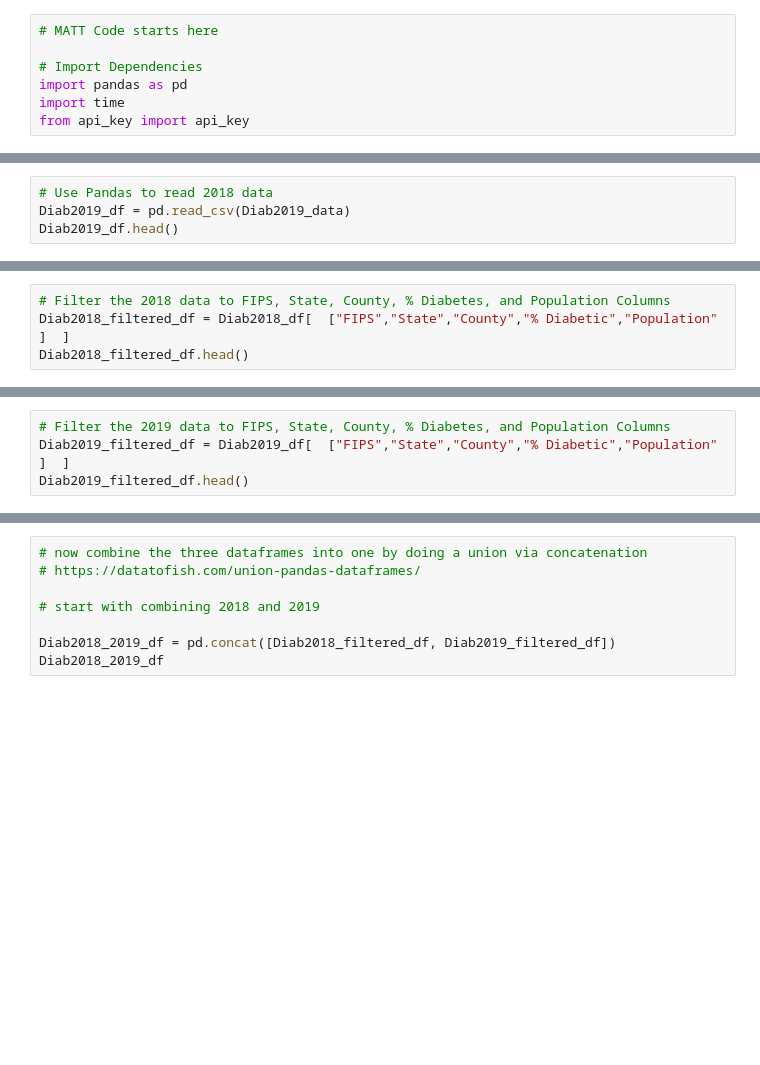
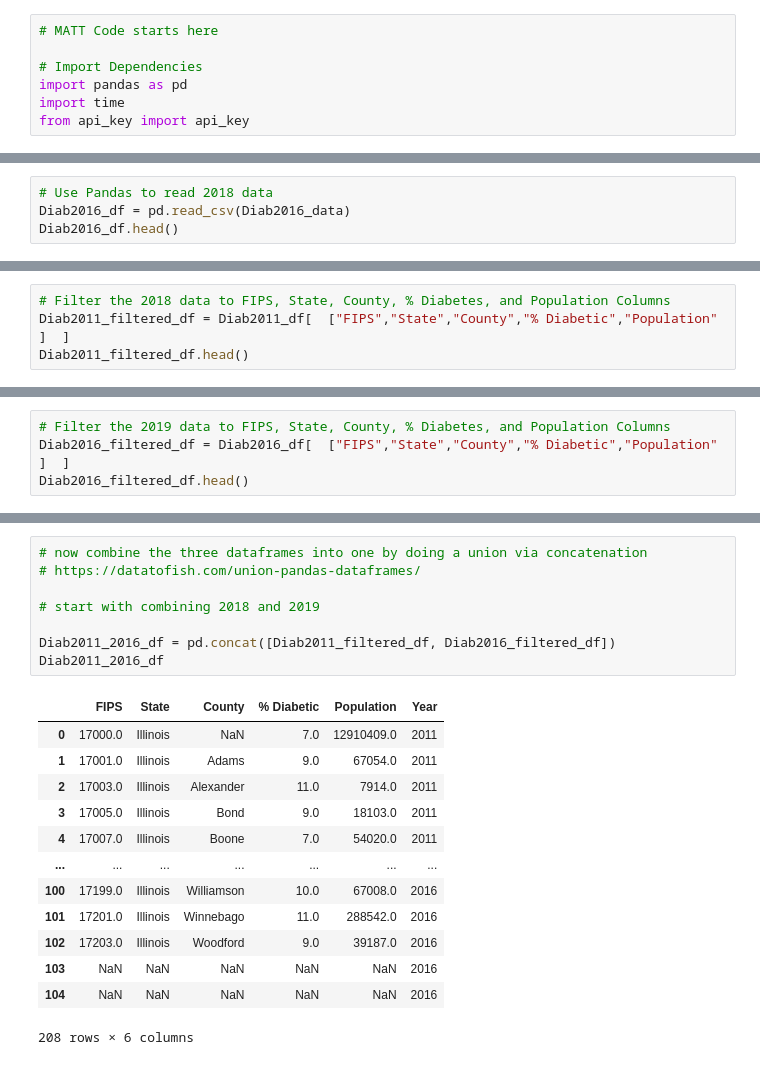
Before and after one commit to shirinegm/project1-group5, a Jupyter notebook: Diabetes_notebook.ipynb, the cells around one changed output, grey strips where cells are left out. Saved outputs shown, nothing was run; the diff lists cells and outputs as text; blank space fills up the shorter version.

```diff
--- a/Diabetes_notebook.ipynb
+++ b/Diabetes_notebook.ipynb
@@ -17,4 +25,4 @@ Diab2018_df.head()
 # %%
 # Use Pandas to read 2018 data
-Diab2019_df = pd.read_csv(Diab2019_data)
-Diab2019_df.head()
+Diab2016_df = pd.read_csv(Diab2016_data)
+Diab2016_df.head()
@@ -25,4 +49,4 @@ Diab2021_df.head()
 # %%
 # Filter the 2018 data to FIPS, State, County, % Diabetes, and Population Columns
-Diab2018_filtered_df = Diab2018_df[  ["FIPS","State","County","% Diabetic","Population" ]  ]
-Diab2018_filtered_df.head()
+Diab2011_filtered_df = Diab2011_df[  ["FIPS","State","County","% Diabetic","Population" ]  ]
+Diab2011_filtered_df.head()
@@ -29,4 +60,4 @@ Diab2018_filtered_df.head()
 # %%
 # Filter the 2019 data to FIPS, State, County, % Diabetes, and Population Columns
-Diab2019_filtered_df = Diab2019_df[  ["FIPS","State","County","% Diabetic","Population" ]  ]
-Diab2019_filtered_df.head()
+Diab2016_filtered_df = Diab2016_df[  ["FIPS","State","County","% Diabetic","Population" ]  ]
+Diab2016_filtered_df.head()
@@ -54,10 +126,24 @@ Diab2021_filtered_df.head()
 # %%
 # now combine the three dataframes into one by doing a union via concatenation
 # https://datatofish.com/union-pandas-dataframes/
 
 # start with combining 2018 and 2019
 
-Diab2018_2019_df = pd.concat([Diab2018_filtered_df, Diab2019_filtered_df])
-Diab2018_2019_df
+Diab2011_2016_df = pd.concat([Diab2011_filtered_df, Diab2016_filtered_df])
+Diab2011_2016_df
+# %% [output]
+|  | FIPS | State | County | % Diabetic | Population | Year |
+| 0 | 17000.0 | Illinois | NaN | 7.0 | 12910409.0 | 2011 |
+| 1 | 17001.0 | Illinois | Adams | 9.0 | 67054.0 | 2011 |
+| 2 | 17003.0 | Illinois | Alexander | 11.0 | 7914.0 | 2011 |
+| 3 | 17005.0 | Illinois | Bond | 9.0 | 18103.0 | 2011 |
+| 4 | 17007.0 | Illinois | Boone | 7.0 | 54020.0 | 2011 |
+| ... | ... | ... | ... | ... | ... | ... |
+| 100 | 17199.0 | Illinois | Williamson | 10.0 | 67008.0 | 2016 |
+| 101 | 17201.0 | Illinois | Winnebago | 11.0 | 288542.0 | 2016 |
+| 102 | 17203.0 | Illinois | Woodford | 9.0 | 39187.0 | 2016 |
+| 103 | NaN | NaN | NaN | NaN | NaN | 2016 |
+| 104 | NaN | NaN | NaN | NaN | NaN | 2016 |
+208 rows × 6 columns
 # %%
 # start with combining 2018 and 2019
```
Also changed, not shown: parts of 40 cells of this notebook, 2 other files.
